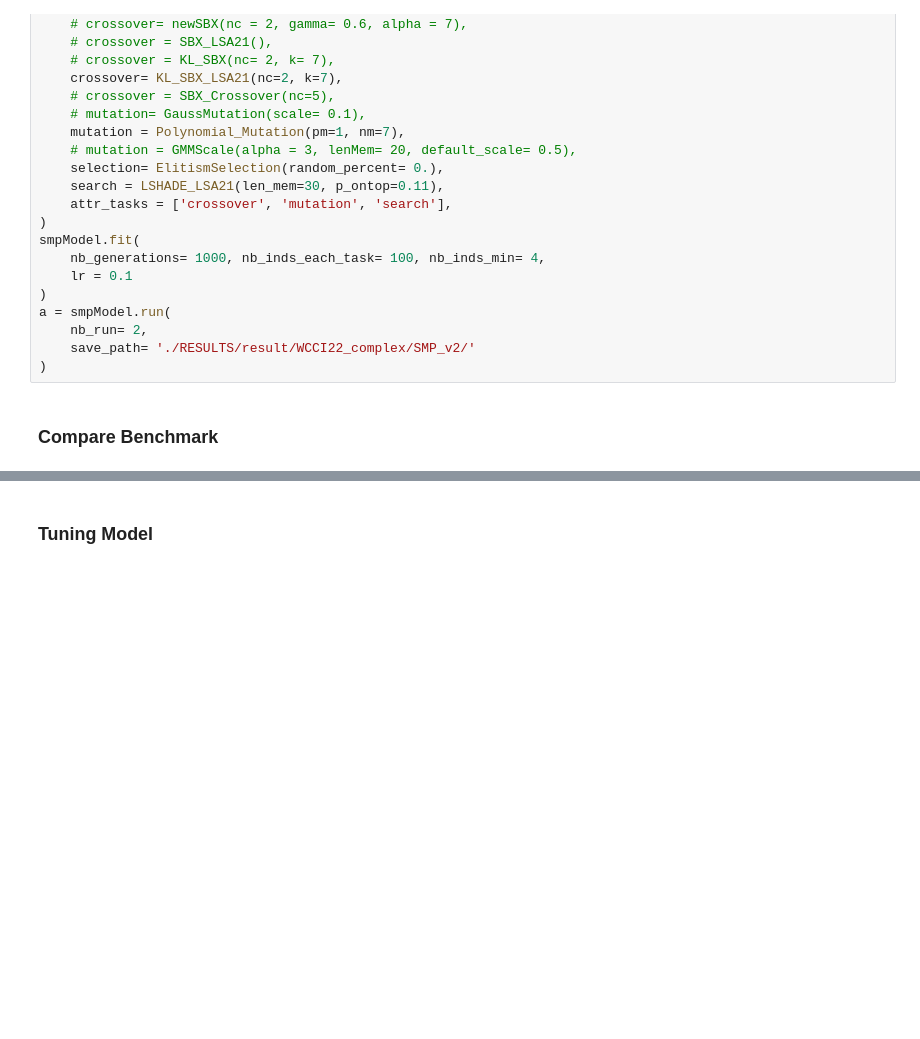
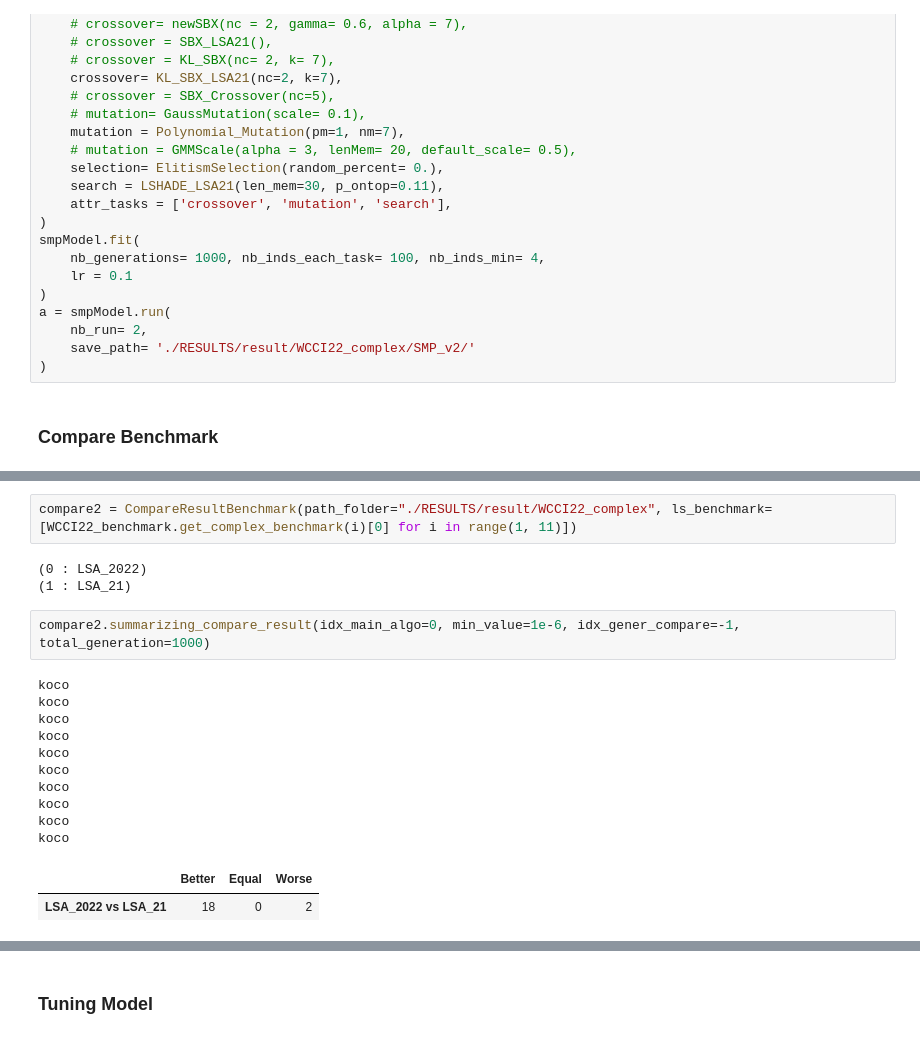
Before and after one commit to KM-MSO/MFEA_MSO, a Jupyter notebook: 7_multi_run.ipynb, the cells around one changed output, grey strips where cells are left out. Cells and saved outputs as stored; diff of their text form; blank space fills up the shorter version.

```diff
--- a/7_multi_run.ipynb
+++ b/7_multi_run.ipynb
@@ -82,0 +114,20 @@ compare.show_compare_detail(idx_main_algo=1, min_value=1e-6, round=7,idx_gener_c
+# %%
+compare2 = CompareResultBenchmark(path_folder="./RESULTS/result/WCCI22_complex", ls_benchmark=[WCCI22_benchmark.get_complex_benchmark(i)[0] for i in range(1, 11)])
+# %% [output]
+(0 : LSA_2022)
+(1 : LSA_21)
+# %%
+compare2.summarizing_compare_result(idx_main_algo=0, min_value=1e-6, idx_gener_compare=-1, total_generation=1000)
+# %% [output]
+koco
+koco
+koco
+koco
+koco
+koco
+koco
+koco
+koco
+koco
+|  | Better | Equal | Worse |
+| LSA_2022 vs LSA_21 | 18 | 0 | 2 |
```
Also changed, not shown: parts of 8 cells of this notebook, 3 other files.
